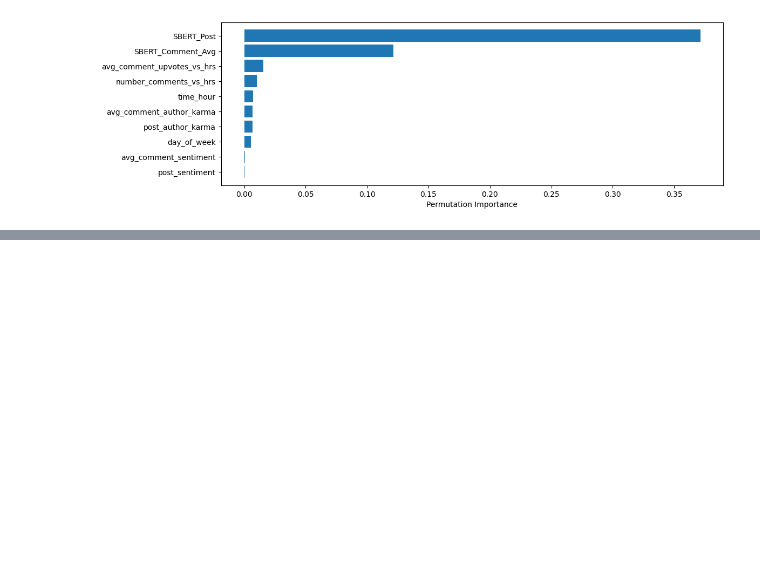
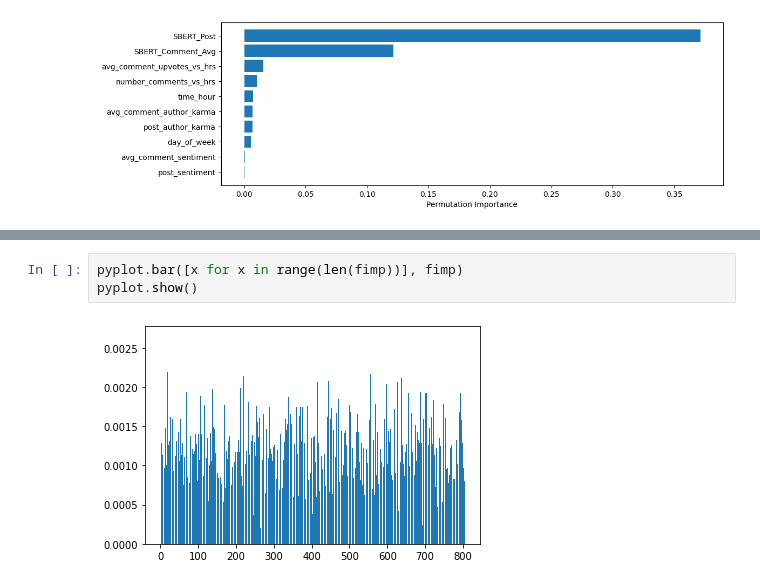
Before and after one commit to erlan321/Capstone-697-TeamAugury, a Jupyter notebook: svm_feat_imp.ipynb, the cells around one changed output, grey strips where cells are left out. Cells and saved outputs as stored; diff of their text form; blank space fills up the shorter version.

```diff
--- a/svm_feat_imp.ipynb
+++ b/svm_feat_imp.ipynb
@@ -110,0 +198,5 @@ plt.savefig("saved_work/SVC_simple_feat_imp.jpg", bbox_inches='tight')#note work
+# %%
+pyplot.bar([x for x in range(len(fimp))], fimp)
+pyplot.show()
+# %% [output]
+[figure, added]
```
Also changed, not shown: parts of 14 cells of this notebook, 1 other file.
